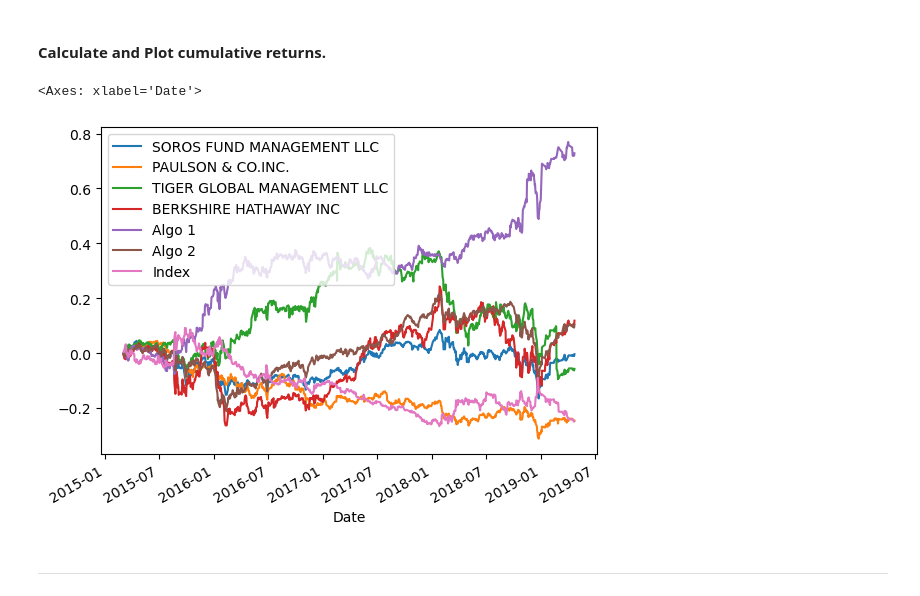
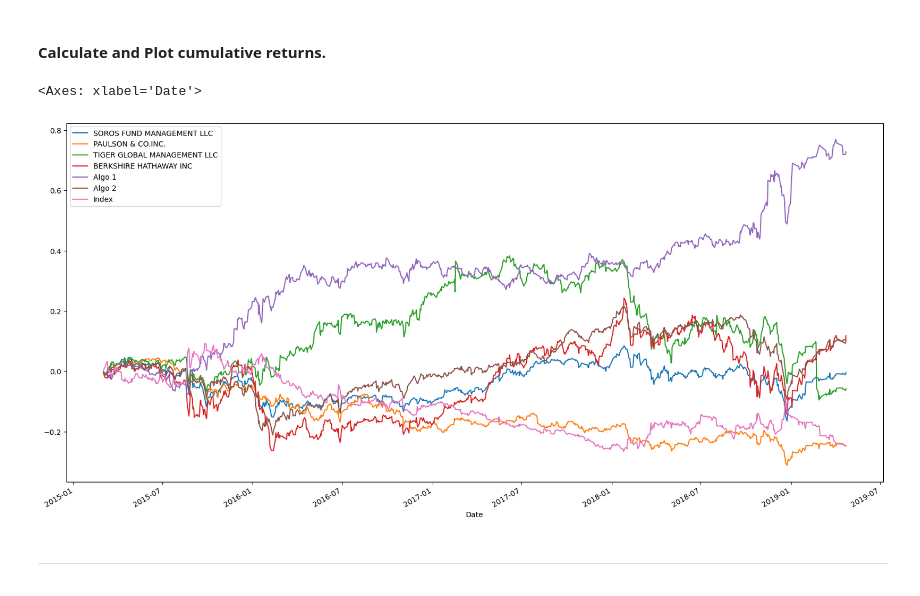
Before and after one commit to mfranca95/Pandas_Homework, a Jupyter notebook: whale_analysis.ipynb, the cells around one changed output. Cells and saved outputs as stored; diff of their text form; code cells hidden in the pictures.

```diff
--- a/whale_analysis.ipynb
+++ b/whale_analysis.ipynb
@@ -211,23 +213,23 @@ strats_df.plot()
 # %%
 # Calculate cumulative returns of all portfolios
 def cr_df_function(dataframe,index):
     cr = (1 + dataframe[index]).cumprod() - 1
     df = pd.DataFrame(cr)
     return df
 
 cr_soros = cr_df_function(strats_df,'SOROS FUND MANAGEMENT LLC')
 cr_paulson = cr_df_function(strats_df,'PAULSON & CO.INC. ')
 cr_tiger = cr_df_function(strats_df,'TIGER GLOBAL MANAGEMENT LLC')
 cr_berkshire = cr_df_function(strats_df,'BERKSHIRE HATHAWAY INC')
 cr_algo_1 = cr_df_function(strats_df,'Algo 1')
 cr_algo_2 = cr_df_function(strats_df,'Algo 2')
 cr_index = cr_df_function(strats_df,'Index')
 cumulative_returns = pd.concat([cr_soros,cr_paulson,cr_tiger,cr_berkshire,cr_algo_1,cr_algo_2,cr_index],axis='columns',join='inner')
 # Plot cumulative returns
-cumulative_returns.plot()
+cumulative_returns.plot(figsize=(20,10))
 # %% [output]
 <Axes: xlabel='Date'>
-[figure, old version]
+[figure, new version]
 # %% [markdown]
 ---
 # %% [markdown]
```
Also changed, not shown: parts of 26 cells of this notebook.
